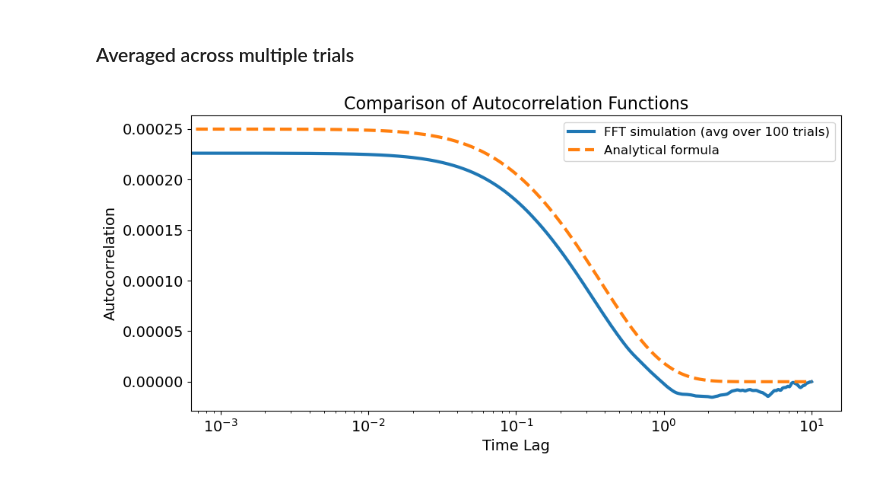
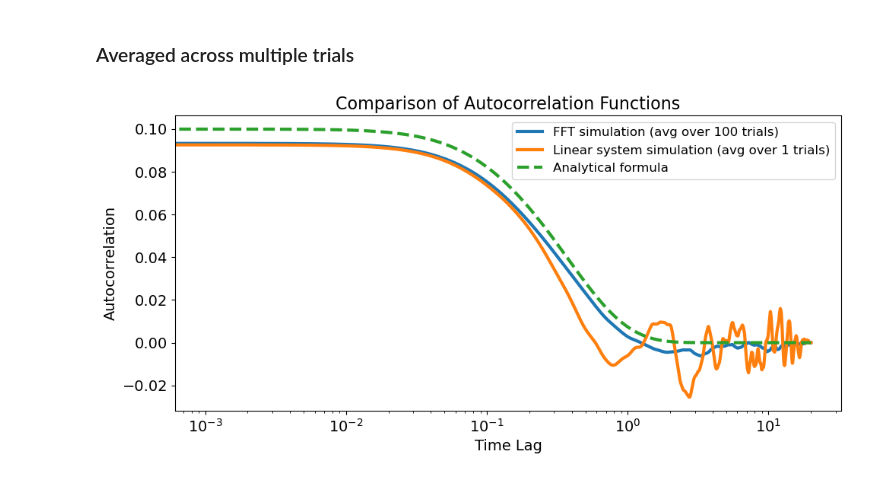
Before and after one commit to shivangrawat/gaussian-crossings, a Jupyter notebook: examples/damped_harmonic_oscillator/testing_correlation_fn.ipynb, the cells around one changed output. Saved outputs shown, nothing was run; the diff lists cells and outputs as text; code cells hidden in the pictures.

```diff
--- a/examples/damped_harmonic_oscillator/testing_correlation_fn.ipynb
+++ b/examples/damped_harmonic_oscillator/testing_correlation_fn.ipynb
@@ -11,17 +11,17 @@ import gaussian_crossings.formula as formula
 import gaussian_crossings.process as process
 # %%
 # Simulation parameters.
-T = 10.0                         # Total simulation time.
+T = 20.0                         # Total simulation time.
 omega0 = 10.0                   # Fundamental frequency
-zeta = 2.0                      # Damping ratio
+zeta = 0.5                      # Damping ratio
 dt = 0.01 / omega0                  # Time discretization step.
-sigma = 1.0                     # Standard deviation (amplitude) of the process.
+temp = 10.0                     # Temperature (similar to sigma ** 2)
 # %%
 # simulation using the fft code
-t, x = utils.simulate_gaussian_process_fft(process.r_damped_harmonic_oscillator_noise, T, dt, sigma=sigma, omega0=omega0, zeta=zeta)
+t, x = utils.simulate_gaussian_process_fft(process.r_damped_harmonic_oscillator_noise, T, dt, temp=temp, omega0=omega0, zeta=zeta)
 # %%
 # simulation using the linear system
-model = process.damped_harmonic_oscillator_noise(sigma=sigma, omega0=omega0, zeta=zeta)
+model = process.damped_harmonic_oscillator_noise(temp=temp, omega0=omega0, zeta=zeta)
 t_sim, traj = utils.euler_maruyama_sde(model, time=T, dt=dt)
 x_sim = traj[:, 0]
 # %%
@@ -87,11 +87,11 @@ import gaussian_crossings.utils as utils
 import gaussian_crossings.process as process
 
 # Simulation parameters.
-T = 10.0                         # Total simulation time.
+T = 20.0                         # Total simulation time.
 omega0 = 10.0                   # Fundamental frequency
 zeta = 2.0                      # Damping ratio
 dt = 0.01 / omega0                  # Time discretization step.
-sigma = 1.0                     # Standard deviation (amplitude) of the process.
+temp = 10.0                     # Temperature (similar to sigma ** 2)
 
 # ---------------------
 # FFT Simulation: Average over 100 trials.
@@ -100,13 +100,13 @@ N_fft = 100
 
 # Run one simulation to determine the number of points.
 t, x_sample = utils.simulate_gaussian_process_fft(
-    process.r_damped_harmonic_oscillator_noise, T, dt, sigma=sigma, omega0=omega0, zeta=zeta)
+    process.r_damped_harmonic_oscillator_noise, T, dt, temp=temp, omega0=omega0, zeta=zeta)
 n_points = len(x_sample)
 fft_ac_all = np.zeros((N_fft, n_points))
 
 for i in range(N_fft):
     t, x = utils.simulate_gaussian_process_fft(
-        process.r_damped_harmonic_oscillator_noise, T, dt, sigma=sigma, omega0=omega0, zeta=zeta)
+        process.r_damped_harmonic_oscillator_noise, T, dt, temp=temp, omega0=omega0, zeta=zeta)
     fft_ac_all[i, :] = utils.autocorrelation(x)
 
 avg_fft_ac = np.mean(fft_ac_all, axis=0)
@@ -117,15 +117,15 @@ avg_fft_ac = np.mean(fft_ac_all, axis=0)
 N_linear = 1
 
 # Set up the linear system model.
-model = process.damped_harmonic_oscillator_noise(sigma=sigma, omega0=omega0, zeta=zeta)
+model = process.damped_harmonic_oscillator_noise(temp=temp, omega0=omega0, zeta=zeta)
 # Run one simulation to determine number of points.
 t_lin, traj_sample = utils.euler_maruyama_sde(model, time=T, dt=dt)
-n_points_lin = len(traj_sample[:, 1])
+n_points_lin = len(traj_sample[:, 0])
 lin_ac_all = np.zeros((N_linear, n_points_lin))
 
 for i in range(N_linear):
     t_lin, traj = utils.euler_maruyama_sde(model, time=T, dt=dt)
-    x_lin = traj[:, 1]  # Extract the process variable.
+    x_lin = traj[:, 0]  # Extract the process variable.
     lin_ac_all[i, :] = utils.autocorrelation(x_lin)
 
 avg_lin_ac = np.mean(lin_ac_all, axis=0)
@@ -134,24 +134,24 @@ avg_lin_ac = np.mean(lin_ac_all, axis=0)
 # Analytical autocorrelation.
 # ---------------------
 lags = np.arange(n_points) * dt  # Using same dt and length as FFT simulation.
-ac_analytical = process.r_damped_harmonic_oscillator_noise(torch.from_numpy(lags), sigma=sigma, zeta=zeta, omega0=omega0).numpy()
+ac_analytical = process.r_damped_harmonic_oscillator_noise(torch.from_numpy(lags), temp=temp, zeta=zeta, omega0=omega0).numpy()
 # %%
 # ---------------------
 # Plotting the results.
 # ---------------------
 plt.figure(figsize=(10, 5))
 plt.plot(lags, avg_fft_ac, label=f'FFT simulation (avg over {N_fft} trials)', linewidth=3)
-# plt.plot(lags, avg_lin_ac, label=f'Linear system simulation (avg over {N_linear} trials)', linewidth=3)
+plt.plot(lags, avg_lin_ac, label=f'Linear system simulation (avg over {N_linear} trials)', linewidth=3)
 plt.plot(lags, ac_analytical, label='Analytical formula', linestyle='--', linewidth=3)
 plt.xscale('log')
 plt.xlabel("Time Lag", fontsize=14)
 plt.ylabel("Autocorrelation", fontsize=14)
 plt.title("Comparison of Autocorrelation Functions", fontsize=16)
 plt.legend(fontsize=12)
 # plt.grid(True, which="both", ls="--", lw=0.5)
 plt.xticks(fontsize=14)
 plt.yticks(fontsize=14)
 plt.tight_layout()
 plt.show()
 # %% [output]
-[figure, old version]
+[figure, new version]
```
Also changed, not shown: parts of 3 cells of this notebook, 2 other files.
